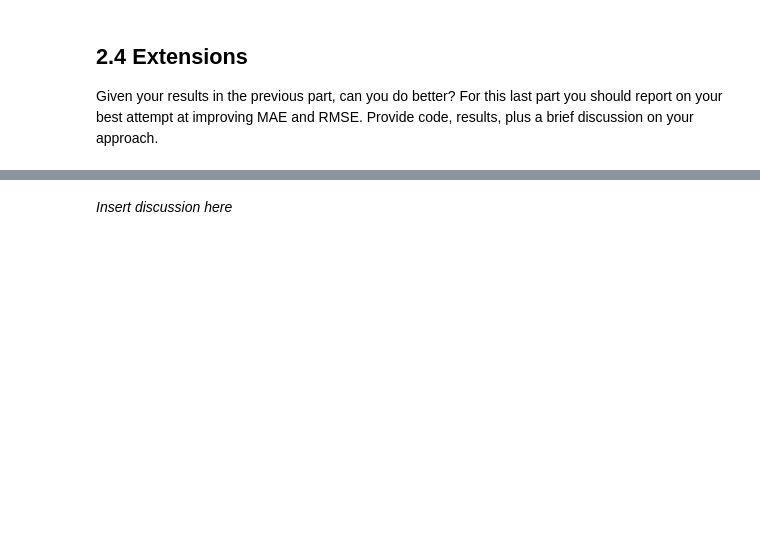
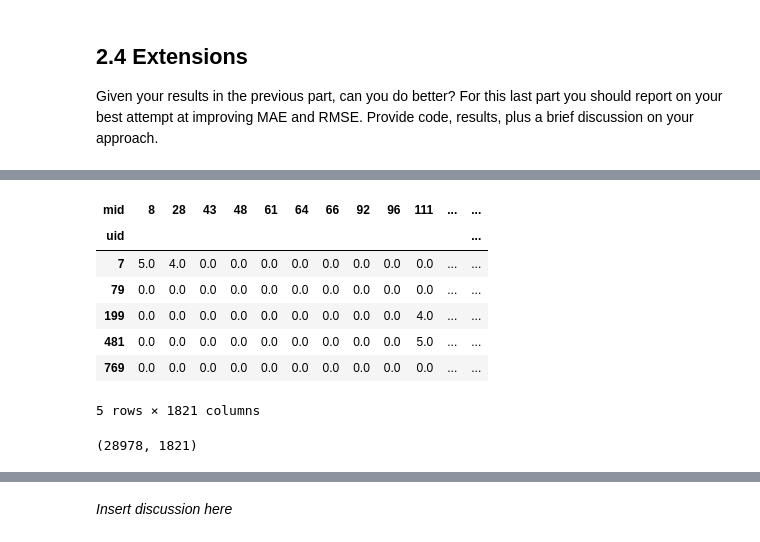
Before and after one commit to aryans23/info-ret, a Jupyter notebook: hw3/hw3.ipynb, the cells around one changed output, grey strips where cells are left out. Saved outputs shown, nothing was run; the diff lists cells and outputs as text; code cells hidden in the pictures; blank space fills up the shorter version.

```diff
--- a/hw3/hw3.ipynb
+++ b/hw3/hw3.ipynb
@@ -420,10 +521,22 @@ Given your results in the previous part, can you do better? For this last part y
 # %%
-R_df = train_df.pivot(index = 'UserID', columns ='MovieID', values = 'Rating').fillna(0)
+R_df = train_df.pivot(index = 'uid', columns ='mid', values = 'r').fillna(0)
 R_df.head()
+# %% [output]
+| mid | 8 | 28 | 43 | 48 | 61 | 64 | 66 | 92 | 96 | 111 | ... | ... |
+| uid |  |  |  |  |  |  |  |  |  |  |  | ... |
+| 7 | 5.0 | 4.0 | 0.0 | 0.0 | 0.0 | 0.0 | 0.0 | 0.0 | 0.0 | 0.0 | ... | ... |
+| 79 | 0.0 | 0.0 | 0.0 | 0.0 | 0.0 | 0.0 | 0.0 | 0.0 | 0.0 | 0.0 | ... | ... |
+| 199 | 0.0 | 0.0 | 0.0 | 0.0 | 0.0 | 0.0 | 0.0 | 0.0 | 0.0 | 4.0 | ... | ... |
+| 481 | 0.0 | 0.0 | 0.0 | 0.0 | 0.0 | 0.0 | 0.0 | 0.0 | 0.0 | 5.0 | ... | ... |
+| 769 | 0.0 | 0.0 | 0.0 | 0.0 | 0.0 | 0.0 | 0.0 | 0.0 | 0.0 | 0.0 | ... | ... |
+5 rows × 1821 columns
 # %%
 R = R_df.as_matrix()
 user_ratings_mean = np.mean(R, axis = 1)
 R_demeaned = R - user_ratings_mean.reshape(-1, 1)
+R_demeaned.shape
+# %% [output]
+(28978, 1821)
 # %%
 from scipy.sparse.linalg import svds
 U, sigma, Vt = svds(R_demeaned, k = 50)
```
Also changed, not shown: parts of 18 cells of this notebook.
